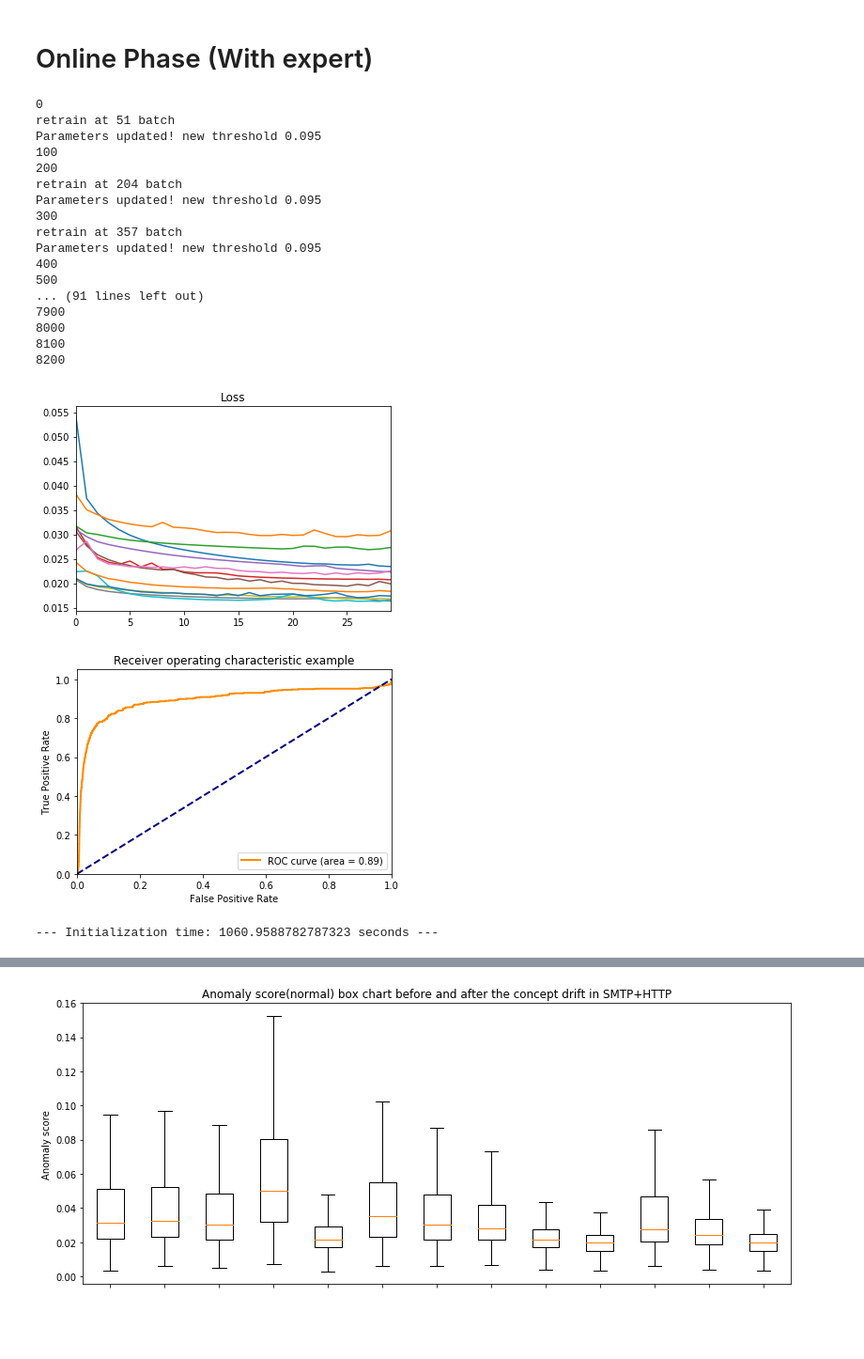
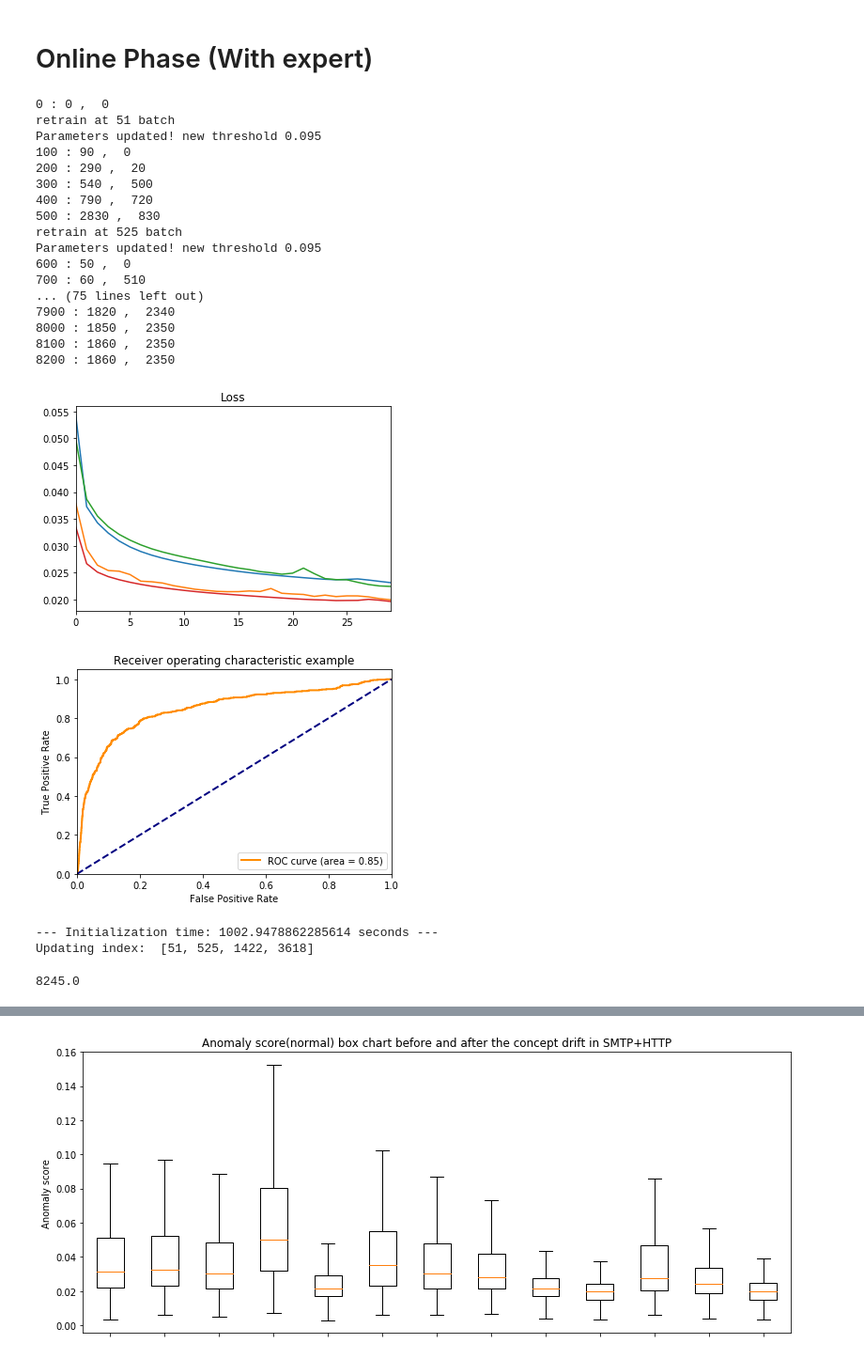
Before and after one commit to binli826/LSTM-Autoencoders, a Jupyter notebook: src/Experiments/Online_smtp+http.ipynb, the cells around one changed output, grey strips where cells are left out. Shown at 94% size. Saved outputs shown, nothing was run; the diff lists cells and outputs as text; code cells hidden in the pictures; blank space fills up the shorter version.

```diff
--- a/src/Experiments/Online_smtp+http.ipynb
+++ b/src/Experiments/Online_smtp+http.ipynb
@@ -181,7 +185,7 @@ start_time = time.time()
 
 normal_score_buf = []
 nsb = []
-
+updating_index = []
 for l in labels:
     if l == "normal":
         y +=[0]
@@ -189,7 +193,7 @@ for l in labels:
         y +=[1]
 for data in test_set_list:
         if count % 100 == 0:
-            print(count)
+            print(count,":",len(n_buf),", ",len(a_buf))
 
         prediction = []
         df = local_preprocessing(data)
@@ -216,7 +220,7 @@ for data in test_set_list:
             index = i
             value=pd.DataFrame(pred).iloc[i,:]
 
-            if value[value>threshold].size>=1:
+            if value[value>threshold].size>=4:
                 if label[index] == "anomaly":
                     #print("TP")
                     a_buf += [df[index,x,:] for x in range(step_num)]
@@ -247,6 +251,7 @@ for data in test_set_list:
 
         foot = batch_num*step_num*50
         if len(n_buf)>=foot and len(a_buf) !=0:
+            updating_index.append(count)
             while (len(a_buf) < batch_num*step_num):
                 a_buf += a_buf
 
@@ -270,48 +275,54 @@ for data in test_set_list:
                     loss_list.append(loss)
                 #print('Retrain-iter %d:' % (i + 1), np.array(loss_list).mean())
                 loss_list_all.append( np.array(loss_list).mean())
 
             #err_nbuf_tmp = np.array(err_nbuf).reshape(-1,elem_num)
             #mu,sigma = get_musigma(err_nbuf_tmp,mu,sigma)
 
 
 
             print("Parameters updated! new threshold %.3f"%threshold)
             pd.Series(loss_list_all).plot(title="Loss")
             n_buf = []
             a_buf = []
             err_buf = []
             err_nbuf = []
             err_abuf = []
             normal_score_buf.append(nsb)
             nsb = []
 normal_score_buf.append(nsb)
 fpr, tpr, thresholds = metrics.roc_curve(expert, output, pos_label="anomaly")
 auc = metrics.auc(fpr, tpr)
 #print(fpr,tpr,thresholds,auc)
 plot_roc(fpr,tpr,auc)
 
 plt.show()
 print("--- Initialization time: %s seconds ---" % (time.time() - start_time))
+print("Updating index: ",updating_index)
 # %% [output]
-0
+0 : 0 ,  0
 retrain at 51 batch
 Parameters updated! new threshold 0.095
-100
-200
-retrain at 204 batch
+100 : 90 ,  0
+200 : 290 ,  20
+300 : 540 ,  500
+400 : 790 ,  720
+500 : 2830 ,  830
+retrain at 525 batch
 Parameters updated! new threshold 0.095
-300
-retrain at 357 batch
-Parameters updated! new threshold 0.095
-400
-500
-... (91 lines left out)
-7900
-8000
-8100
-8200
+600 : 50 ,  0
+700 : 60 ,  510
+... (75 lines left out)
+7900 : 1820 ,  2340
+8000 : 1850 ,  2350
+8100 : 1860 ,  2350
+8200 : 1860 ,  2350
-[figure, old version]
+[figure, new version]
-[figure, old version]
+[figure, new version]
---- Initialization time: 1060.9588782787323 seconds ---
+--- Initialization time: 1002.9478862285614 seconds ---
+Updating index:  [51, 525, 1422, 3618]
+# %%
+len(expert)/8
+# %% [output]
+8245.0
 # %%
```
Also changed, not shown: parts of 19 cells of this notebook, 23 other files.
